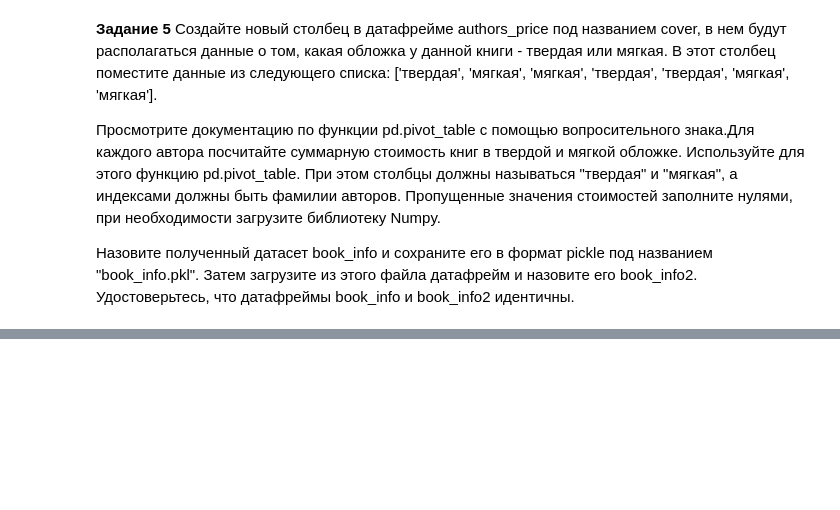
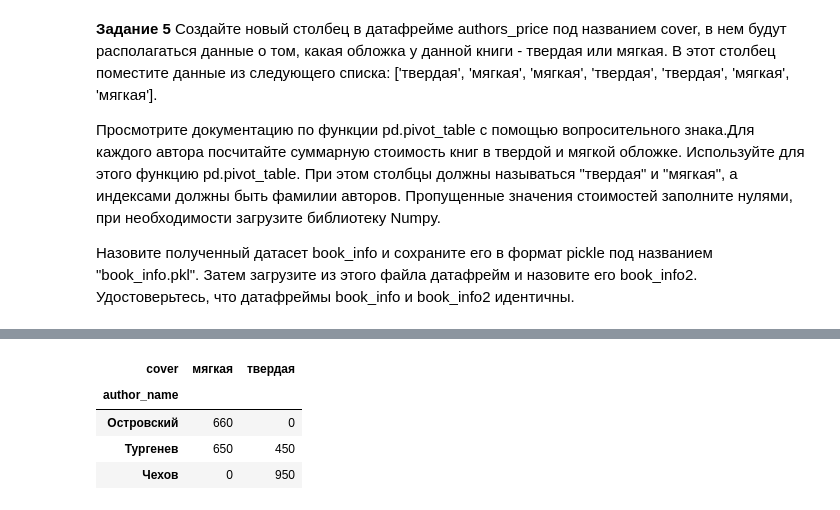
Before and after one commit to OllyMuh/Python_for_DataScience, a Jupyter notebook: Lesson_1__Python_for_data_ipynb".ipynb, the cells around one changed output, grey strips where cells are left out. Saved outputs shown, nothing was run; the diff lists cells and outputs as text; code cells hidden in the pictures; blank space fills up the shorter version.

```diff
--- a/Lesson_1__Python_for_data_ipynb".ipynb
+++ b/Lesson_1__Python_for_data_ipynb".ipynb
@@ -199,0 +222,12 @@ authors_stat
+# %%
+# записываем в pkl
+book_info.to_pickle('book_info.pkl')
+# читаем из полученного файла что там есть
+book_info2 = pd.read_pickle('book_info.pkl')
+book_info2
+# %% [output]
+| cover | мягкая | твердая |
+| author_name |  |  |
+| Островский | 660 | 0 |
+| Тургенев | 650 | 450 |
+| Чехов | 0 | 950 |
```
Also changed, not shown: parts of 3 cells of this notebook.
